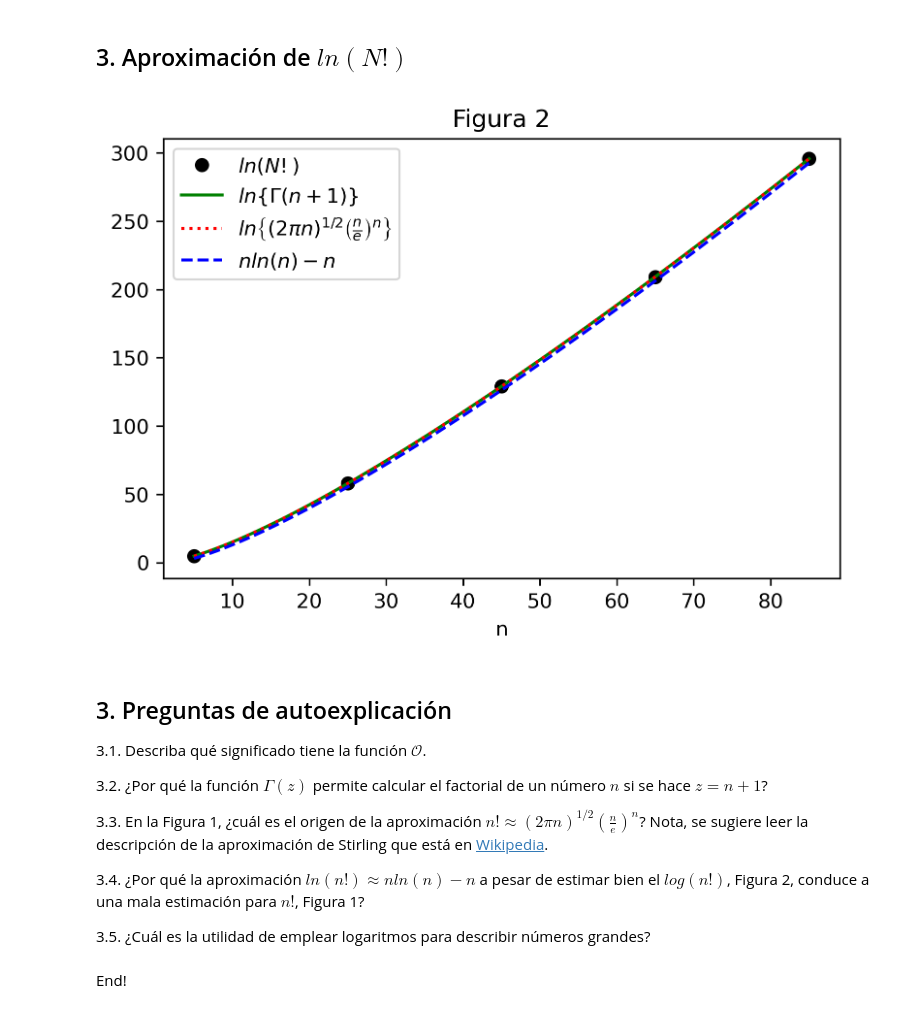
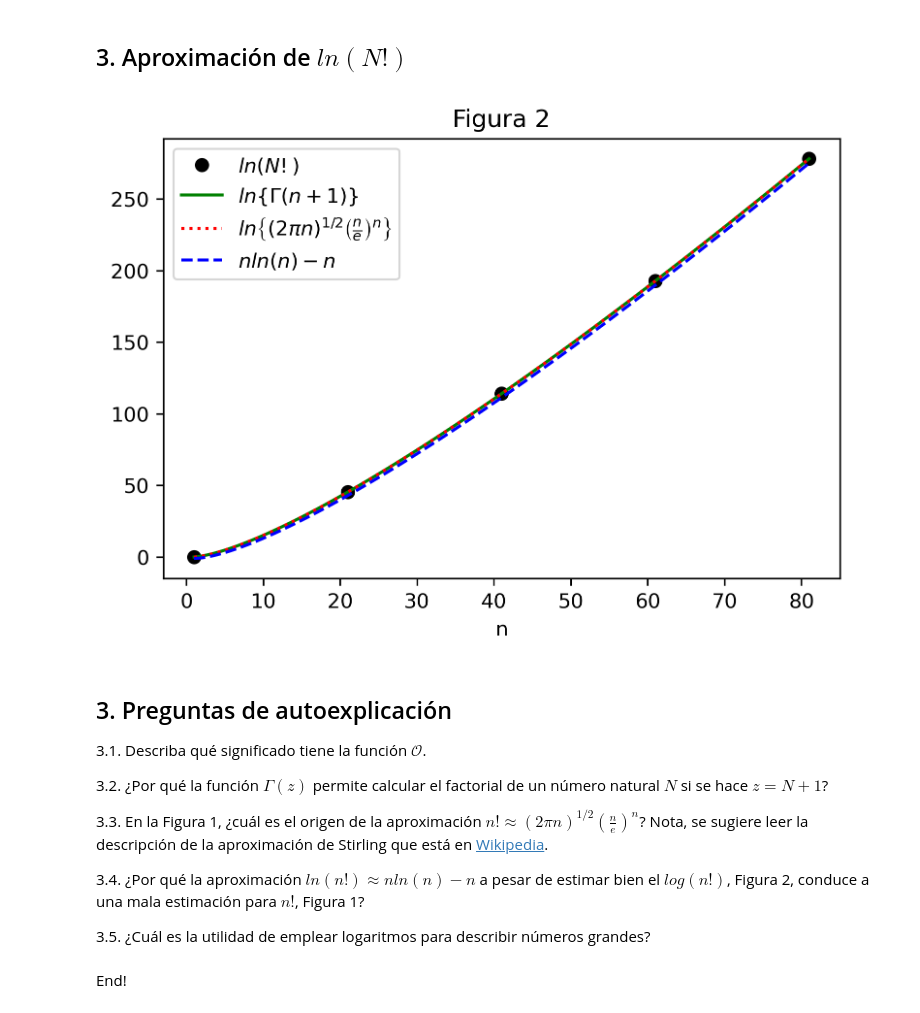
Before and after one commit to davidalejandromiranda/StatisticalPhysics, a Jupyter notebook: notebooks/es_AproximacionStirling.ipynb, the cells around one changed output. Cells and saved outputs as stored; diff of their text form; code cells hidden in the pictures.

```diff
--- a/notebooks/es_AproximacionStirling.ipynb
+++ b/notebooks/es_AproximacionStirling.ipynb
@@ -42,28 +42,28 @@ _ = plt.title('Figura 1')
 # %% [markdown]
 ## 3. Aproximación de $ln(N!)$
 # %%
-N = np.arange(5, 100, 20)
+N = np.arange(1, 100, 20)
 n = np.linspace(min(N), max(N), 1000)
 N_fact = [np.math.factorial(n) for n in N]
 log_N  = [np.log(float(n_fact)) for n_fact in N_fact]
 ln_Stirling0 = n * np.log(n) - n
 ln_Stirling1 = np.log(np.sqrt(2*np.pi*n)*(n/np.exp(1))**n)
 plt.figure(dpi=300)
 plt.plot(N, log_N, 'ok', label=r'$ln(N!)$')
 plt.plot(n, np.log(gamma(n+1)), 'g', label=r'$ln\{\Gamma(n+1)\}$')
 plt.plot(n, ln_Stirling1, ':r', label=r'$ln\left\{(2\pi n)^{1/2} \left( \frac{n}{e} \right)^n \right\} $')
 plt.plot(n, ln_Stirling0, '--b', label=r'$n ln(n) - n$')
 plt.xlabel('n')
 plt.legend()
 _ = plt.title('Figura 2')
 # %% [output]
-[figure, old version]
+[figure, new version]
 # %% [markdown]
 ## 3. Preguntas de autoexplicación
 
 3.1. Describa qué significado tiene la función $\mathcal{O}$.
 
-3.2. ¿Por qué la función $\Gamma(z)$ permite calcular el factorial de un número $n$ si se hace $z = n + 1$?
+3.2. ¿Por qué la función $\Gamma(z)$ permite calcular el factorial de un número natural $N$ si se hace $z = N + 1$?
 
 3.3. En la Figura 1, ¿cuál es el origen de la aproximación $n! \approx (2\pi n)^{1/2} \left( \frac{n}{e} \right)^n $? Nota, se sugiere leer la descripción de la aproximación de Stirling que está en [Wikipedia](https://en.wikipedia.org/wiki/Stirling%27s_approximation).
 
```
